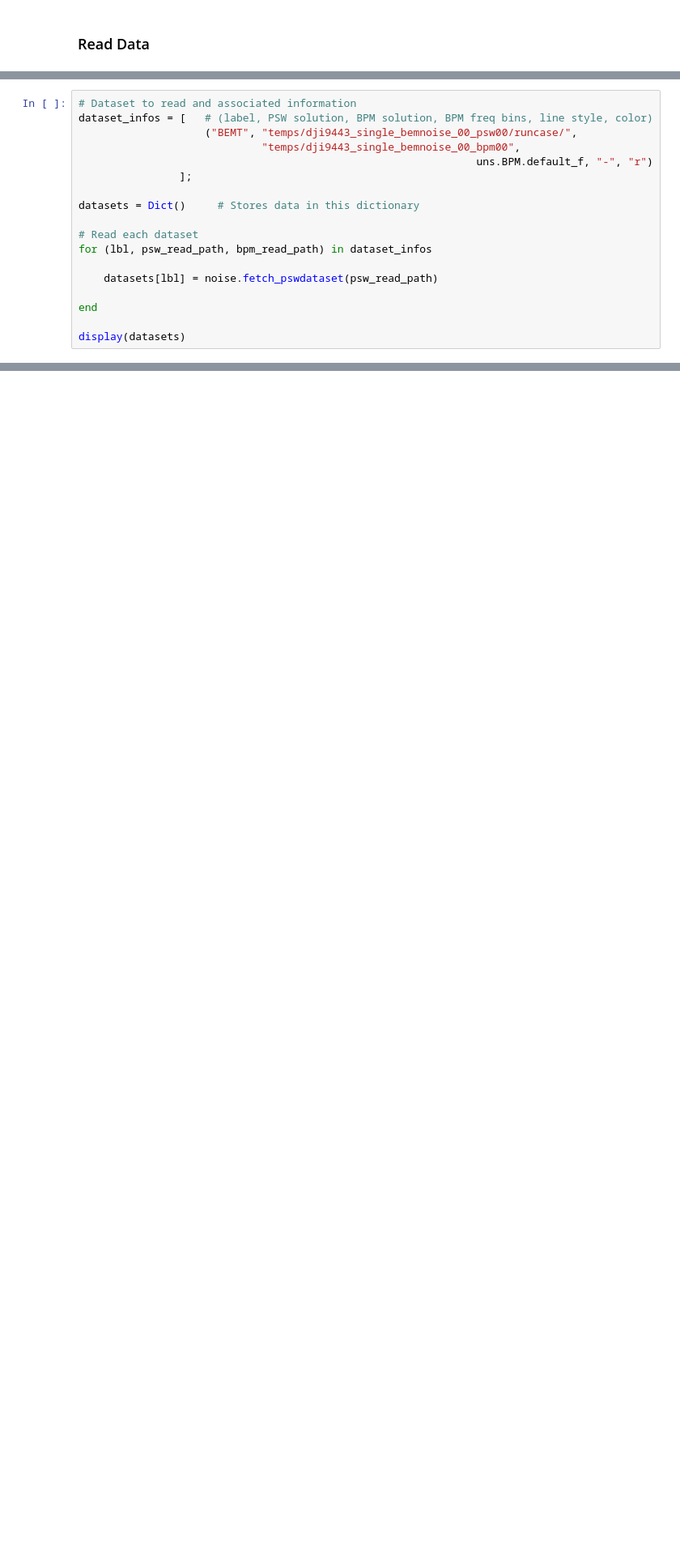
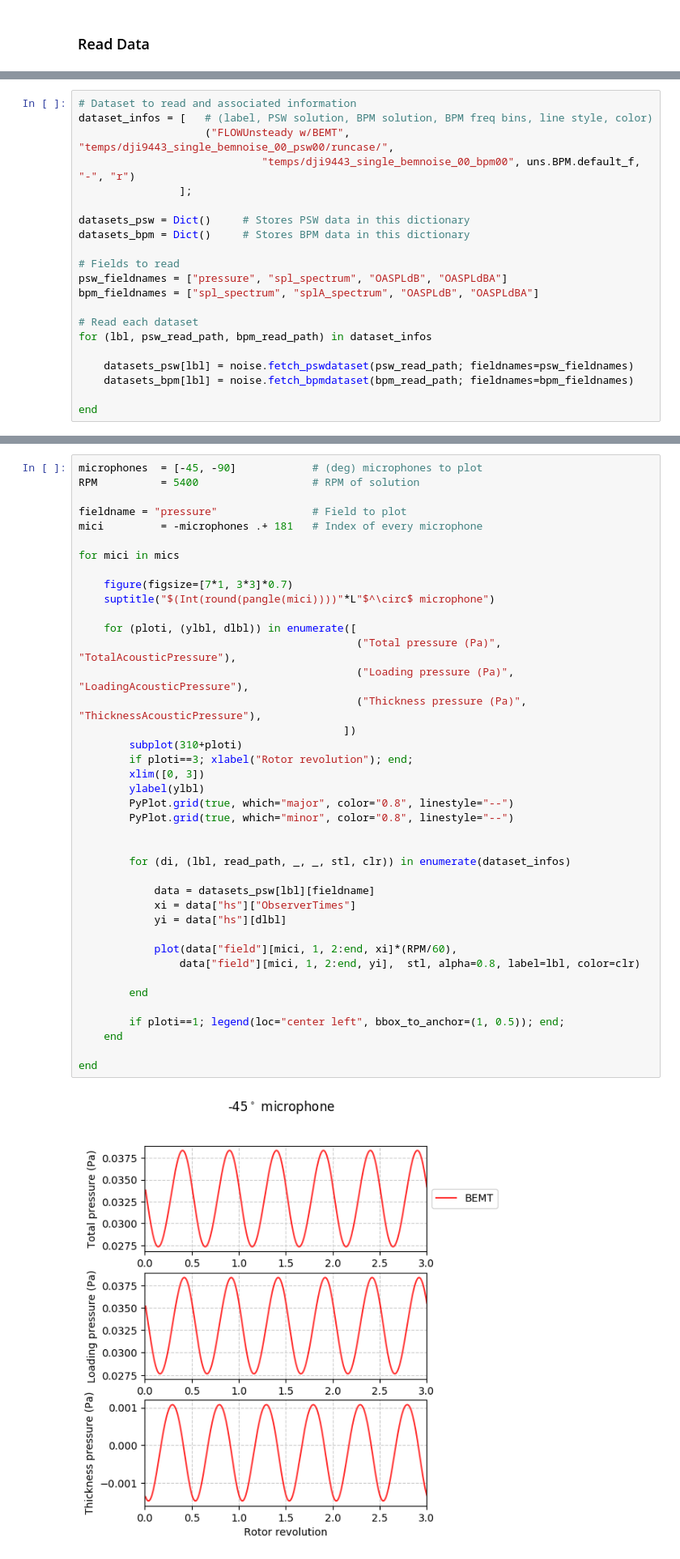
Before and after one commit to byuflowlab/FLOWUnsteady, a Jupyter notebook: examples/rotornoise/singlerotor.ipynb, the cells around one changed output, grey strips where cells are left out. Shown at 81% size. Cells and saved outputs as stored; diff of their text form; blank space fills up the shorter version.

Commit message:
Finish rotor noise validation

```diff
--- a/examples/rotornoise/singlerotor.ipynb
+++ b/examples/rotornoise/singlerotor.ipynb
@@ -500,18 +476,21 @@ Folder temps/dji9443_single_bemnoise_00_bpm00/ already exists. Remove? (y/n) std
 # %%
 # Dataset to read and associated information
 dataset_infos = [   # (label, PSW solution, BPM solution, BPM freq bins, line style, color)
-                    ("BEMT", "temps/dji9443_single_bemnoise_00_psw00/runcase/",
-                             "temps/dji9443_single_bemnoise_00_bpm00",
-                                                               uns.BPM.default_f, "-", "r")
+                    ("FLOWUnsteady w/BEMT", "temps/dji9443_single_bemnoise_00_psw00/runcase/",
+                             "temps/dji9443_single_bemnoise_00_bpm00", uns.BPM.default_f, "-", "r")
                 ];
 
-datasets = Dict()     # Stores data in this dictionary
+datasets_psw = Dict()     # Stores PSW data in this dictionary
+datasets_bpm = Dict()     # Stores BPM data in this dictionary
+
+# Fields to read
+psw_fieldnames = ["pressure", "spl_spectrum", "OASPLdB", "OASPLdBA"]
+bpm_fieldnames = ["spl_spectrum", "splA_spectrum", "OASPLdB", "OASPLdBA"]
 
 # Read each dataset
 for (lbl, psw_read_path, bpm_read_path) in dataset_infos
 
-    datasets[lbl] = noise.fetch_pswdataset(psw_read_path)
+    datasets_psw[lbl] = noise.fetch_pswdataset(psw_read_path; fieldnames=psw_fieldnames)
+    datasets_bpm[lbl] = noise.fetch_bpmdataset(bpm_read_path; fieldnames=bpm_fieldnames)
 
 end
-
-display(datasets)
@@ -517,0 +541,42 @@ display(datasets)
+# %%
+microphones  = [-45, -90]            # (deg) microphones to plot
+RPM          = 5400                  # RPM of solution
+
+fieldname = "pressure"               # Field to plot
+mici         = -microphones .+ 181   # Index of every microphone
+
+for mici in mics
+
+    figure(figsize=[7*1, 3*3]*0.7)
+    suptitle("$(Int(round(pangle(mici))))"*L"$^\circ$ microphone")
+
+    for (ploti, (ylbl, dlbl)) in enumerate([
+                                            ("Total pressure (Pa)", "TotalAcousticPressure"),
+                                            ("Loading pressure (Pa)", "LoadingAcousticPressure"),
+                                            ("Thickness pressure (Pa)", "ThicknessAcousticPressure"),
+                                          ])
+        subplot(310+ploti)
+        if ploti==3; xlabel("Rotor revolution"); end;
+        xlim([0, 3])
+        ylabel(ylbl)
+        PyPlot.grid(true, which="major", color="0.8", linestyle="--")
+        PyPlot.grid(true, which="minor", color="0.8", linestyle="--")
+
+
+        for (di, (lbl, read_path, _, _, stl, clr)) in enumerate(dataset_infos)
+
+            data = datasets_psw[lbl][fieldname]
+            xi = data["hs"]["ObserverTimes"]
+            yi = data["hs"][dlbl]
+
+            plot(data["field"][mici, 1, 2:end, xi]*(RPM/60),
+                data["field"][mici, 1, 2:end, yi],  stl, alpha=0.8, label=lbl, color=clr)
+
+        end
+
+        if ploti==1; legend(loc="center left", bbox_to_anchor=(1, 0.5)); end;
+    end
+
+end
+# %% [output]
+[figure, added]
```
Also changed, not shown: parts of 36 cells of this notebook, 39 other files.
